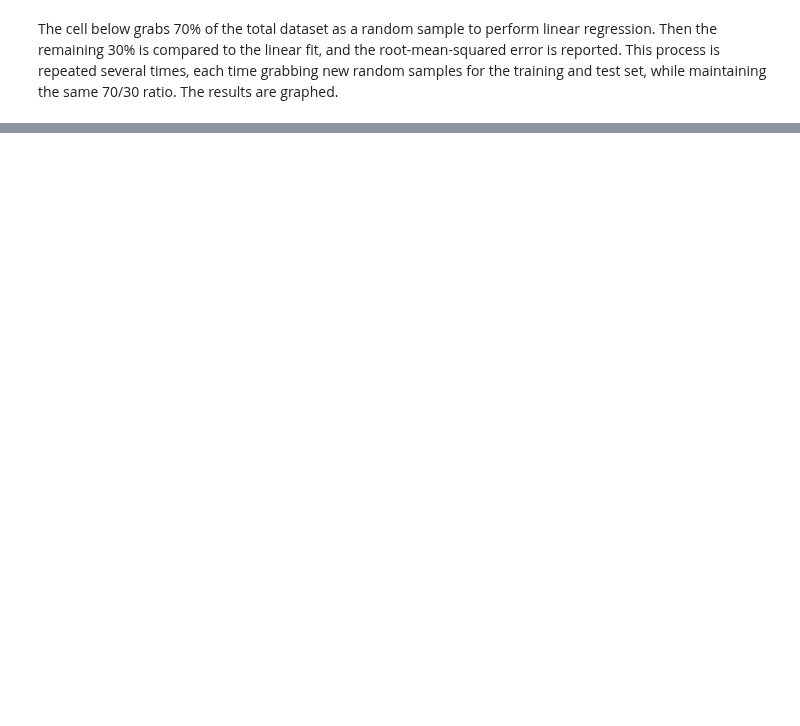
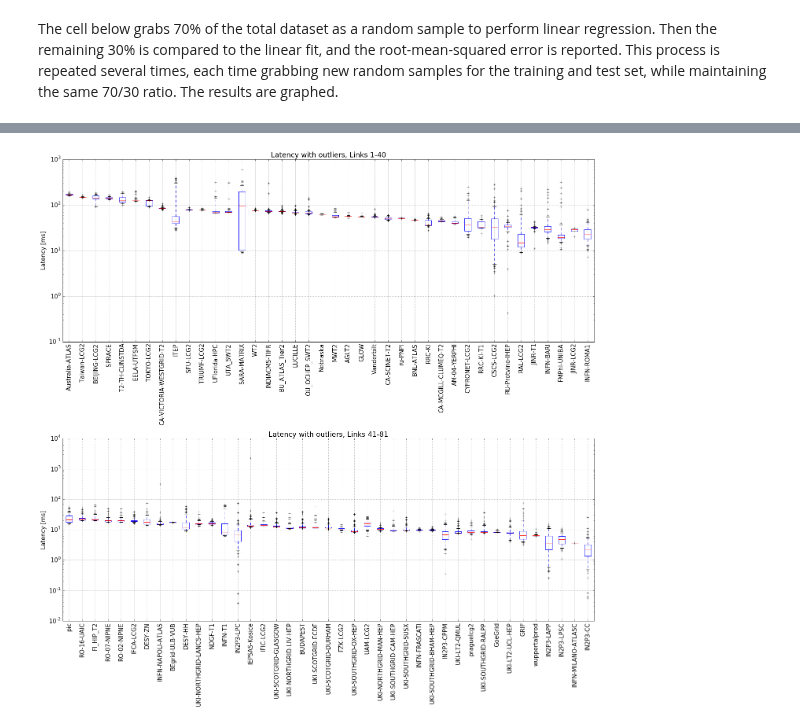
Before and after one commit to ATLAS-Analytics/AnalyticsNotebooks, a Jupyter notebook: Wesley/LatencyPlots.ipynb, the cells around one changed output, grey strips where cells are left out. Drawn from its saved outputs; the diff is of its cells as text; code cells hidden in the pictures; blank space fills up the shorter version.

```diff
--- a/Wesley/LatencyPlots.ipynb
+++ b/Wesley/LatencyPlots.ipynb
@@ -286,0 +387,26 @@ plt.show()
+# %%
+plt.figure(figsize=(20,20))
+
+plt.subplot(211)
+plt.boxplot(totalHistData[0:40], whis=[5,95],showfliers=True)
+ax = plt.gca()
+ax.xaxis.set_ticklabels(linkName[0:40])
+ax.set_yscale('log')
+plt.xticks(size=15,rotation= 90)
+plt.grid()
+plt.ylabel('Latency [ms]')
+plt.title('Latency with outliers, Links 1-40')
+
+plt.subplot(212)
+plt.boxplot(totalHistData[40:], whis=[5,95],showfliers=True)
+ax = plt.gca()
+ax.set_yscale('log')
+ax.xaxis.set_ticklabels(linkName[40:])
+plt.xticks(size=15,rotation= 90)
+plt.ylabel('Latency [ms]')
+plt.title('Latency with outliers, Links 41-81')
+plt.grid()
+
+plt.tight_layout()
+# %% [output]
+[figure, added]
```
Also changed, not shown: parts of 19 cells of this notebook, 10 other files.
